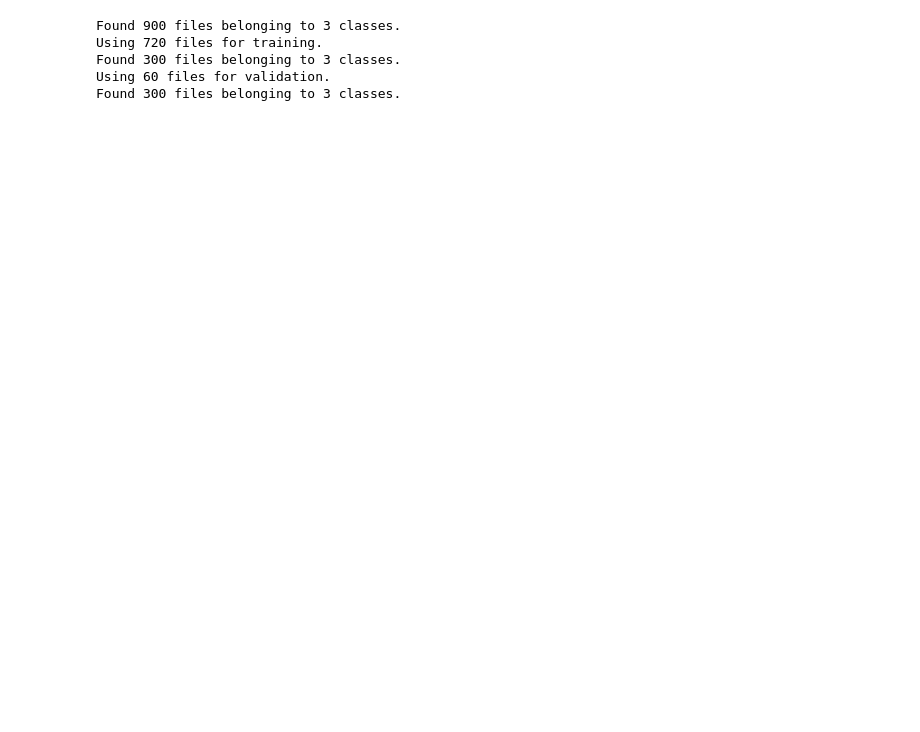
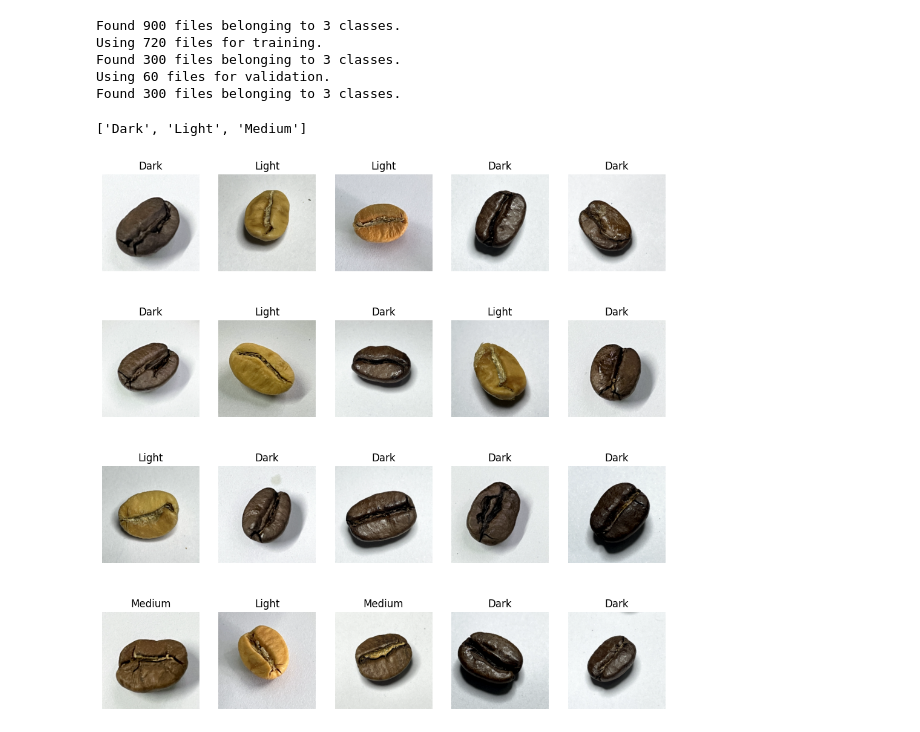
Before and after one commit to UTSAVMON/Gradio-DL, a Jupyter notebook: DL_Gradio_A1.ipynb, the cells around one changed output. Drawn from its saved outputs; the diff is of its cells as text; code cells hidden in the pictures; blank space fills up the shorter version.

```diff
--- a/DL_Gradio_A1.ipynb
+++ b/DL_Gradio_A1.ipynb
@@ -38,17 +38,17 @@ batch_size = 32
 img_size = (240, 240)
 
 train_dataset = tf.keras.preprocessing.image_dataset_from_directory(
-    '/content/drive/MyDrive/Deep Learning A1/train',
+    '/content/drive/MyDrive/Deep Learning A1/train/train',
      shuffle=True, batch_size=batch_size, image_size=img_size,
     validation_split=0.2, subset='training', seed=42
 )
 valid_dataset = tf.keras.preprocessing.image_dataset_from_directory(
-    '/content/drive/MyDrive/Deep Learning A1/test',
+    '/content/drive/MyDrive/Deep Learning A1/test/test',
     shuffle=True, batch_size=batch_size, image_size=img_size,
     validation_split=0.2, subset='validation', seed=42
 )
 test_dataset = tf.keras.preprocessing.image_dataset_from_directory(
-    '/content/drive/MyDrive/Deep Learning A1/test',
+    '/content/drive/MyDrive/Deep Learning A1/test/test',
     shuffle=True, batch_size=batch_size, image_size=img_size
 )
 # %% [output]
@@ -57,3 +57,18 @@ Using 720 files for training.
 Found 300 files belonging to 3 classes.
 Using 60 files for validation.
 Found 300 files belonging to 3 classes.
+# %%
+class_names = train_dataset.class_names
+print(class_names)
+# %% [output]
+['Dark', 'Light', 'Medium']
+# %%
+plt.figure(figsize=(12, 12))
+for images, labels in train_dataset.take(1):
+    for i in range(20):
+        ax = plt.subplot(4, 5, i + 1)
+        plt.imshow(images[i].numpy().astype('uint8'))
+        plt.title(train_dataset.class_names[labels[i]])
+        plt.axis('off')
+# %% [output]
+[figure, added]
```
Also changed, not shown: parts of 7 cells of this notebook.
